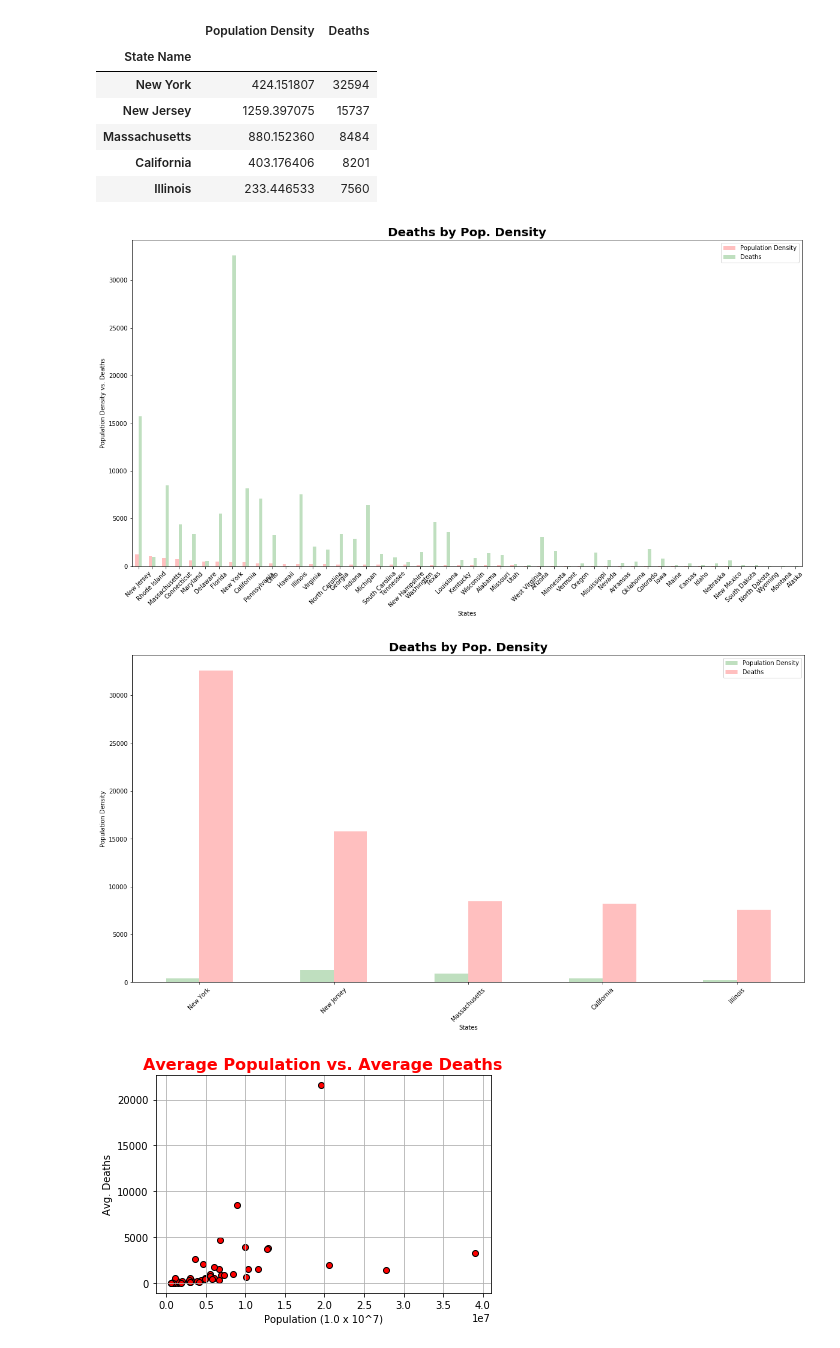
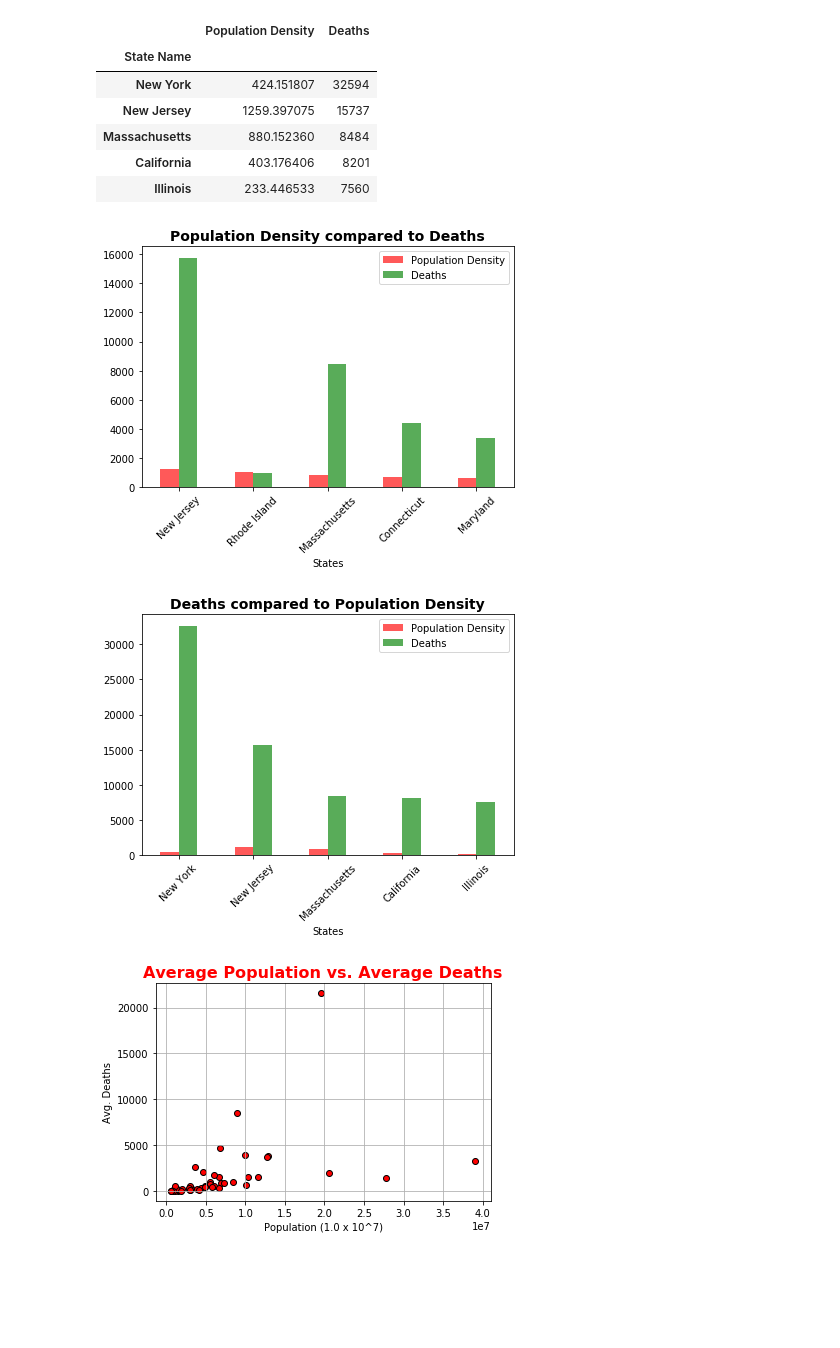
Before and after one commit to phantomsoul1/python-covid-challenge, a Jupyter notebook: JupyterNotebooks/Jake/Deaths_By_Pop_Density.ipynb, the cells around one changed output. Saved outputs shown, nothing was run; the diff lists cells and outputs as text; code cells hidden in the pictures; blank space fills up the shorter version.

```diff
--- a/JupyterNotebooks/Jake/Deaths_By_Pop_Density.ipynb
+++ b/JupyterNotebooks/Jake/Deaths_By_Pop_Density.ipynb
@@ -78,8 +78,8 @@ pop_max.head()
 # %%
 pop_density_df = pd.DataFrame({"Population Density": population_density,
                                 "Deaths": deaths})
-pop_density_vs_deaths = pop_density_df.sort_values("Population Density", ascending = False)
-pop_density_vs_deaths.head()
+pop_density_vs_deaths = pop_density_df.sort_values("Population Density", ascending = False).head()
+pop_density_vs_deaths
 # %% [output]
 |  | Population Density | Deaths |
 | State Name |  |  |
@@ -100,23 +100,25 @@ deaths_by_pop_density
 | California | 403.176406 | 8201 |
 | Illinois | 233.446533 | 7560 |
 # %%
-pop_density_vs_deaths.plot(kind = "bar", alpha = 0.25, color = ("r", "g"), align = "center", figsize = (20, 10), legend = True)
-plt.title("Deaths by Pop. Density", fontsize= 20, fontweight = "bold")
+pop_density_vs_deaths.plot(kind = "bar", alpha = 0.65, color = ("r", "g"), align = "center", figsize = (6, 5), legend = True)
+plt.title("Population Density compared to Deaths", fontsize= 14, fontweight = "bold")
 plt.xlabel("States")
-plt.ylabel("Population Density vs. Deaths")
 plt.xticks(rotation = 45)
+plt.tight_layout()
+plt.savefig("Population Density compared to Deaths.png")
 plt.show()
 # %% [output]
-[figure, old version]
+[figure, new version]
 # %%
-deaths_by_pop_density.plot(kind = "bar", alpha = 0.25, color = ("g", "r"), align = "center", figsize = (20, 10), legend = True)
-plt.title("Deaths by Pop. Density", fontsize= 20, fontweight = "bold")
+deaths_by_pop_density.plot(kind = "bar", alpha = 0.65, color = ("r", "g"), align = "center", figsize = (6, 5), legend = True)
+plt.title("Deaths compared to Population Density", fontsize= 14, fontweight = "bold")
 plt.xlabel("States")
-plt.ylabel("Population Density")
 plt.xticks(rotation = 45)
+plt.tight_layout()
+plt.savefig("Deaths compared to Population Density.png")
 plt.show()
 # %% [output]
-[figure, old version]
+[figure, new version]
 # %%
 max_date_df
 
```
Also changed, not shown: parts of 3 cells of this notebook, 3 other files.
